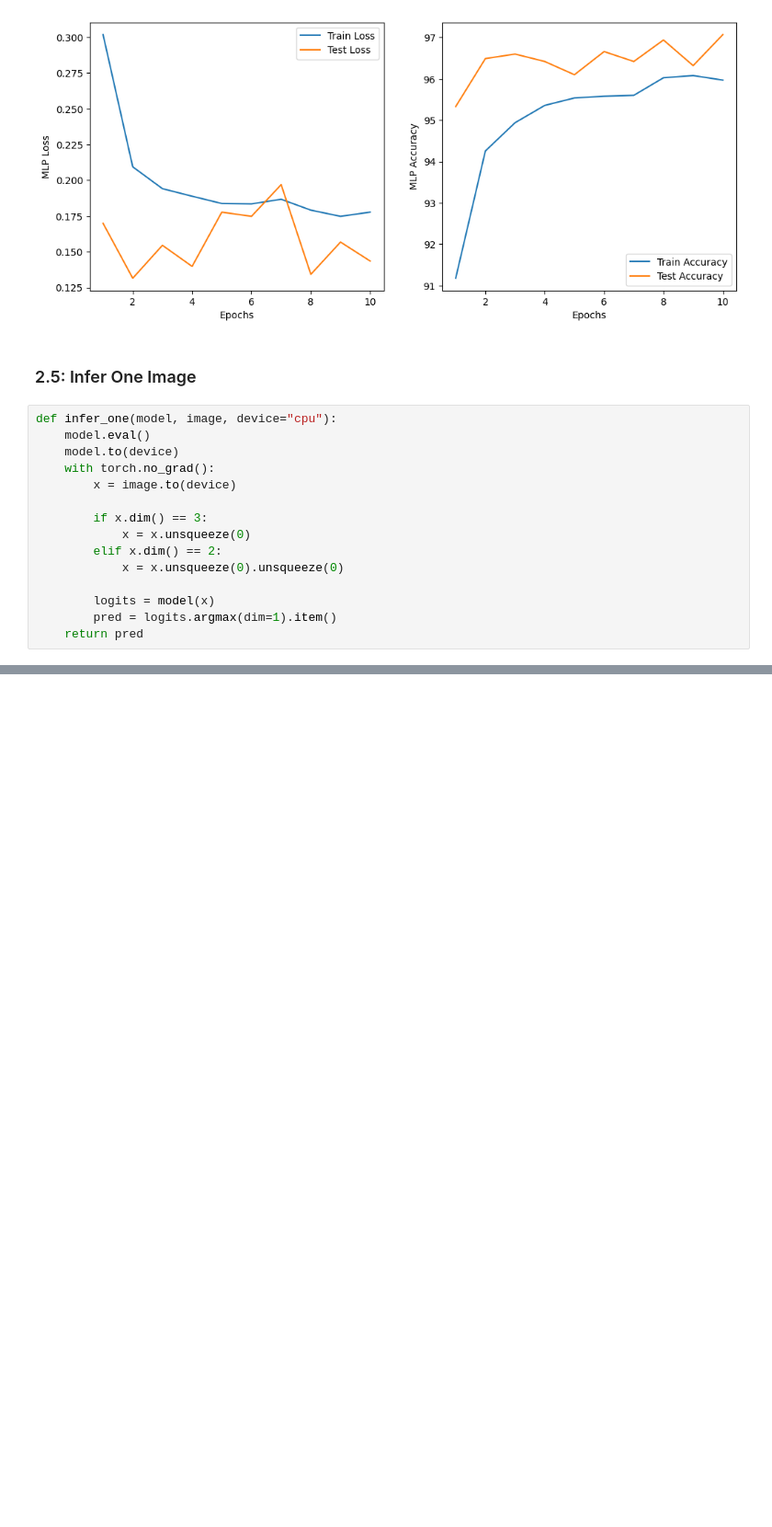
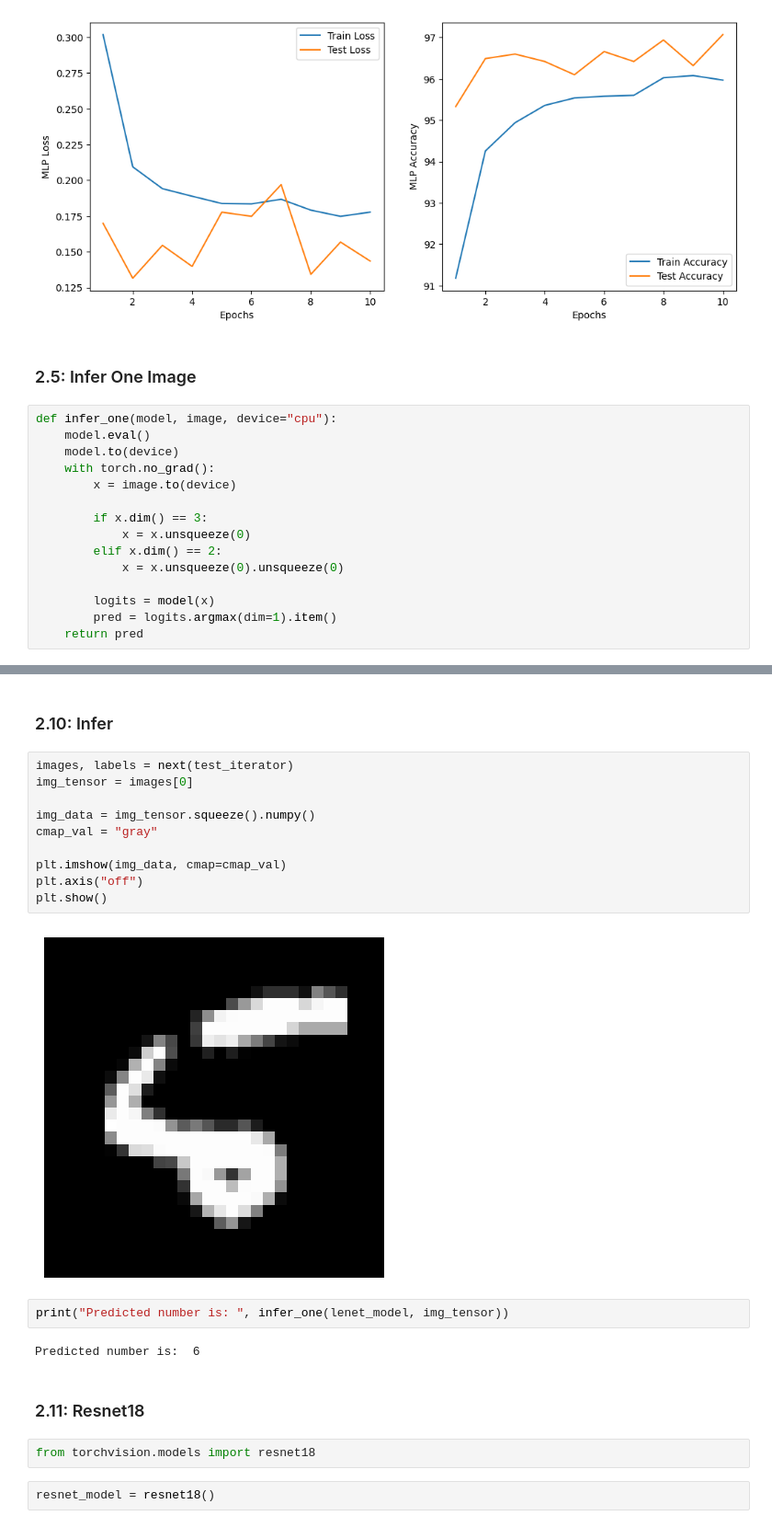
Before and after one commit to Bardiarms/Image-Classification-with-MLP-ResNet18-ReNet-5, a Jupyter notebook: mnist.ipynb, the cells around one changed output, grey strips where cells are left out. Shown at 92% size. Drawn from its saved outputs; the diff is of its cells as text; blank space fills up the shorter version.

```diff
--- a/mnist.ipynb
+++ b/mnist.ipynb
@@ -239,0 +353,24 @@ infer_one(mlp_model, img_tensor)
+# %% [markdown]
+### 2.10: Infer
+# %%
+images, labels = next(test_iterator)
+img_tensor = images[0]
+
+img_data = img_tensor.squeeze().numpy()
+cmap_val = "gray"
+
+plt.imshow(img_data, cmap=cmap_val)
+plt.axis("off")
+plt.show()
+# %% [output]
+[figure, added]
+# %%
+print("Predicted number is: ", infer_one(lenet_model, img_tensor))
+# %% [output]
+Predicted number is:  6
+# %% [markdown]
+### 2.11: Resnet18
+# %%
+from torchvision.models import resnet18
+# %%
+resnet_model = resnet18()
```
Also changed, not shown: parts of 28 cells of this notebook.
